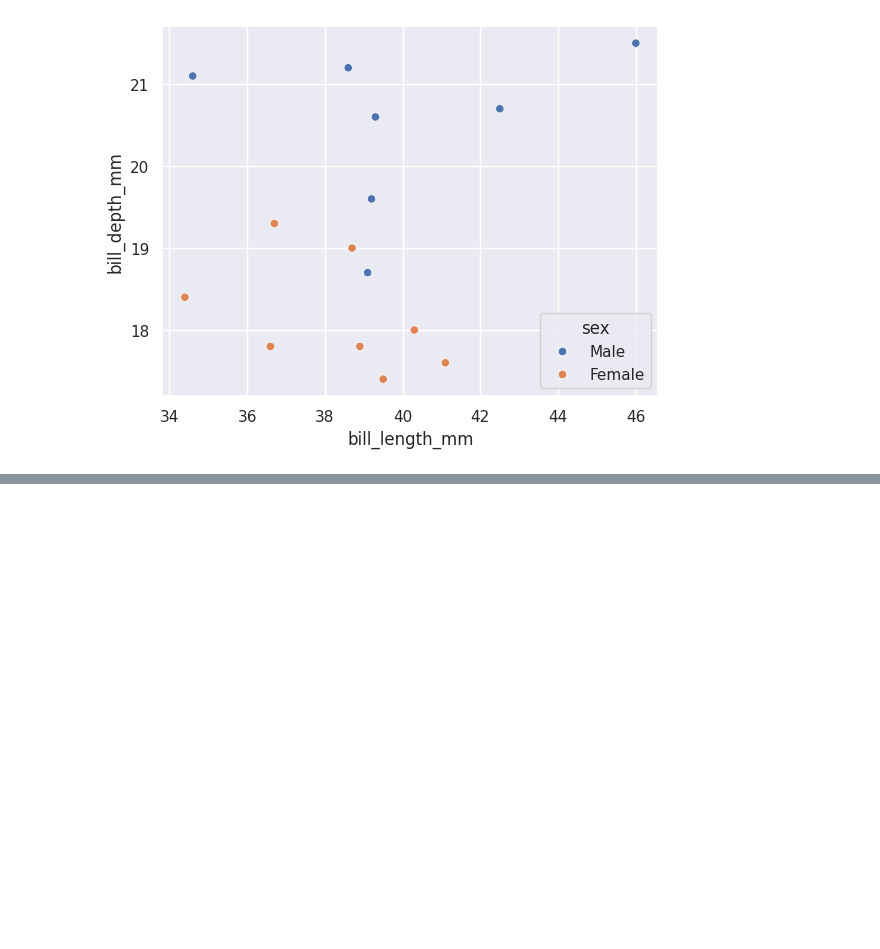
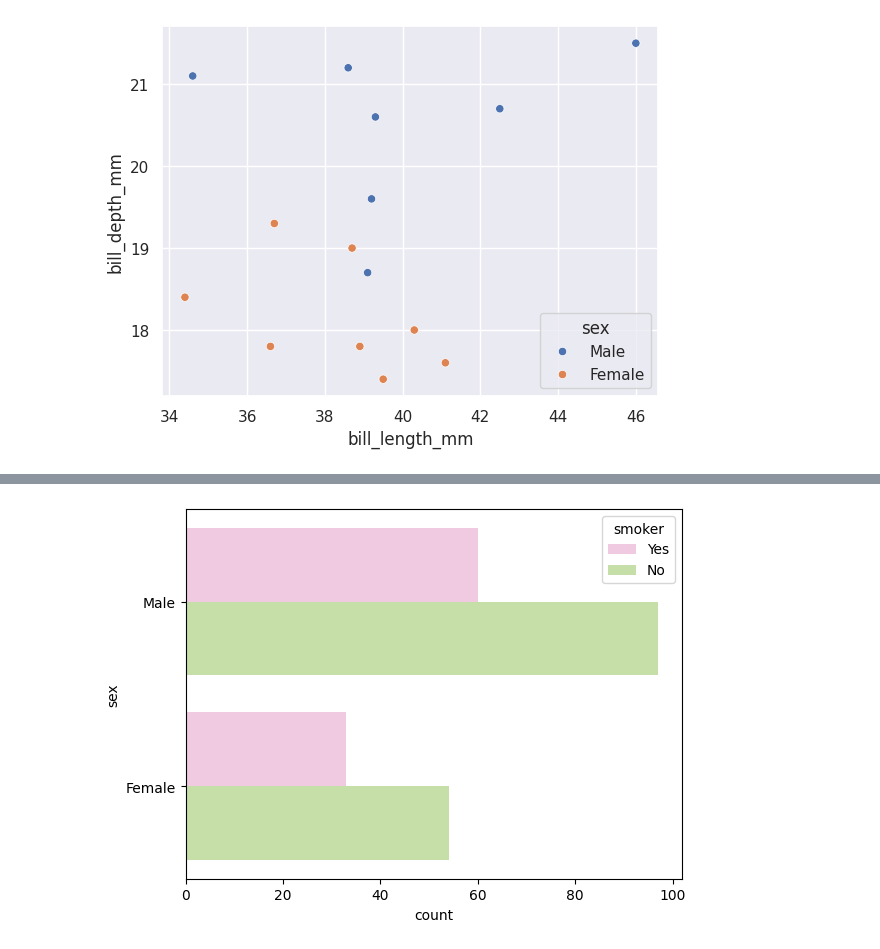
Before and after one commit to anjali801/Data-science-45-internship, a Jupyter notebook: Day21.ipynb, the cells around one changed output, grey strips where cells are left out. Drawn from its saved outputs; the diff is of its cells as text; code cells hidden in the pictures; blank space fills up the shorter version.

```diff
--- a/Day21.ipynb
+++ b/Day21.ipynb
@@ -406,0 +451,5 @@ plt.show()
+# %%
+sns.countplot(y="sex",data=var1,palette ="PiYG", hue ="smoker")
+plt.show()
+# %% [output]
+[figure, added]
```
Also changed, not shown: parts of 13 cells of this notebook.
